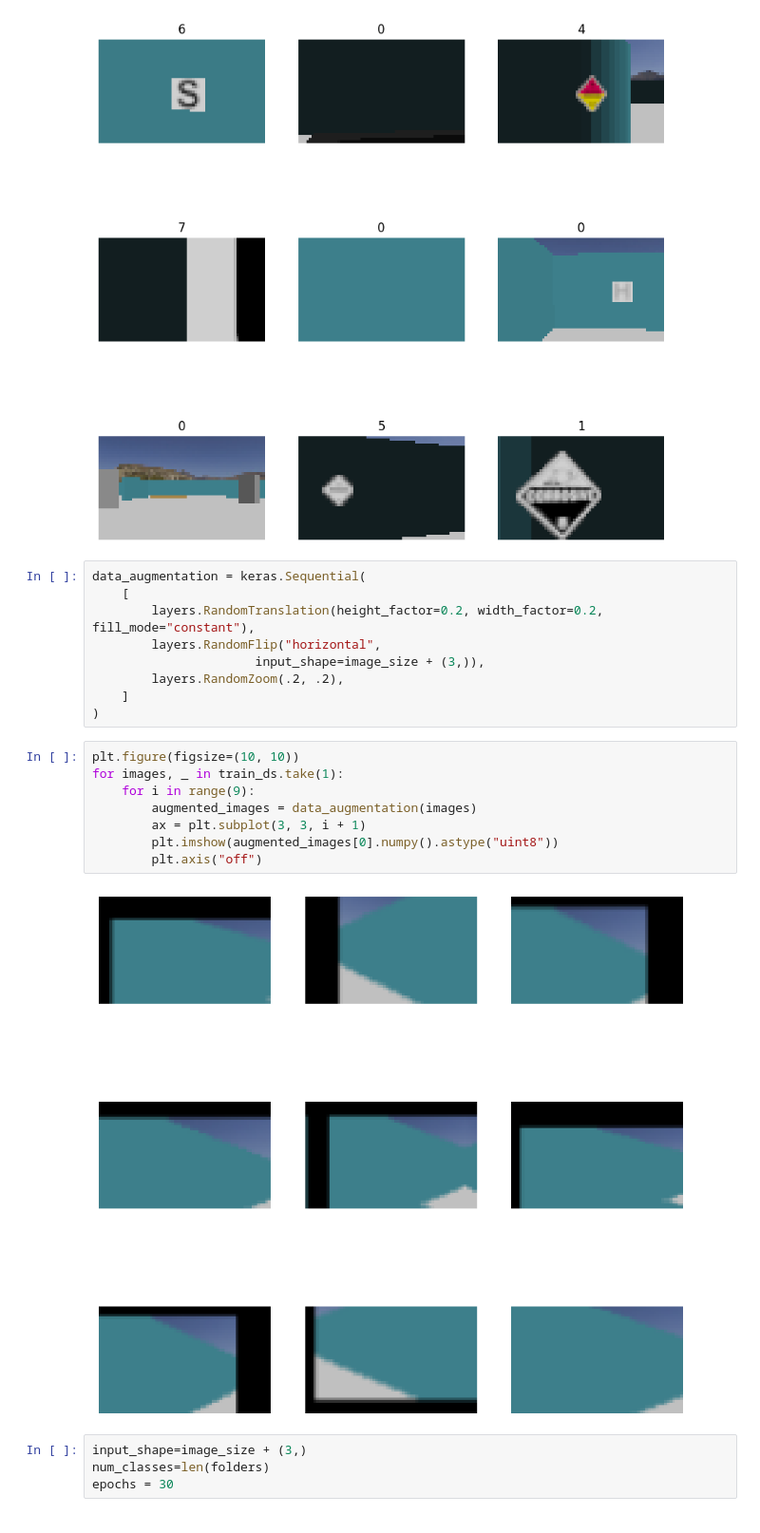
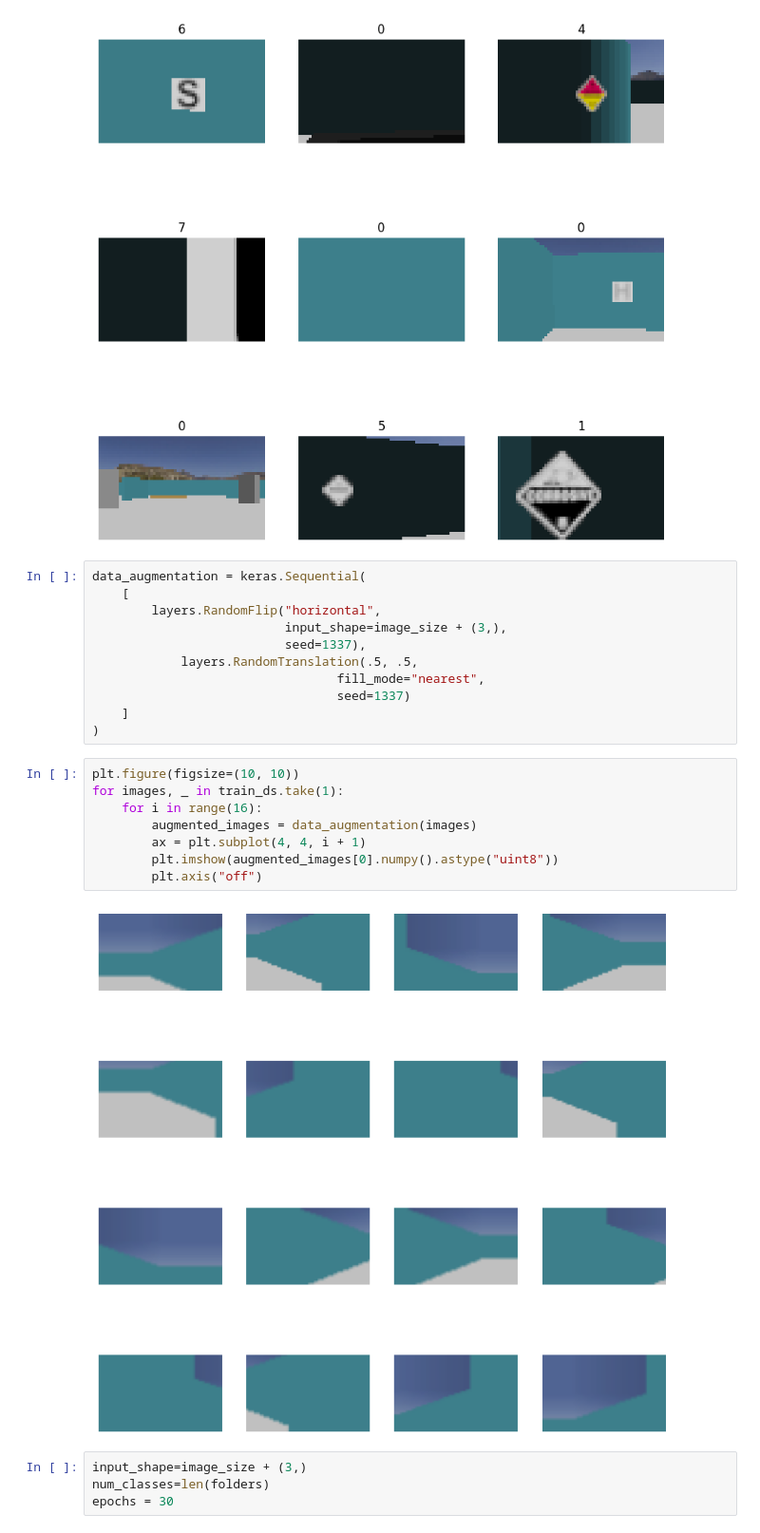
Before and after one commit to Quantumlyy/rcj-erebus-fixture-model, a Jupyter notebook: Main.ipynb, the cells around one changed output. Shown at 95% size. Saved outputs shown, nothing was run; the diff lists cells and outputs as text.

Commit message:
only use flipping and translation as augmentation

```diff
--- a/Main.ipynb
+++ b/Main.ipynb
@@ -84,22 +85,24 @@ for images, labels in train_ds.take(1):
 # %%
 data_augmentation = keras.Sequential(
     [
-        layers.RandomTranslation(height_factor=0.2, width_factor=0.2, fill_mode="constant"),
         layers.RandomFlip("horizontal",
-                      input_shape=image_size + (3,)),
-        layers.RandomZoom(.2, .2),
+                          input_shape=image_size + (3,),
+                          seed=1337),
+            layers.RandomTranslation(.5, .5,
+                                 fill_mode="nearest",
+                                 seed=1337)
     ]
 )
 # %%
 plt.figure(figsize=(10, 10))
 for images, _ in train_ds.take(1):
-    for i in range(9):
+    for i in range(16):
         augmented_images = data_augmentation(images)
-        ax = plt.subplot(3, 3, i + 1)
+        ax = plt.subplot(4, 4, i + 1)
         plt.imshow(augmented_images[0].numpy().astype("uint8"))
         plt.axis("off")
 # %% [output]
-[figure, old version]
+[figure, new version]
 # %%
 input_shape=image_size + (3,)
 num_classes=len(folders)
```
Also changed, not shown: parts of 7 cells of this notebook.
